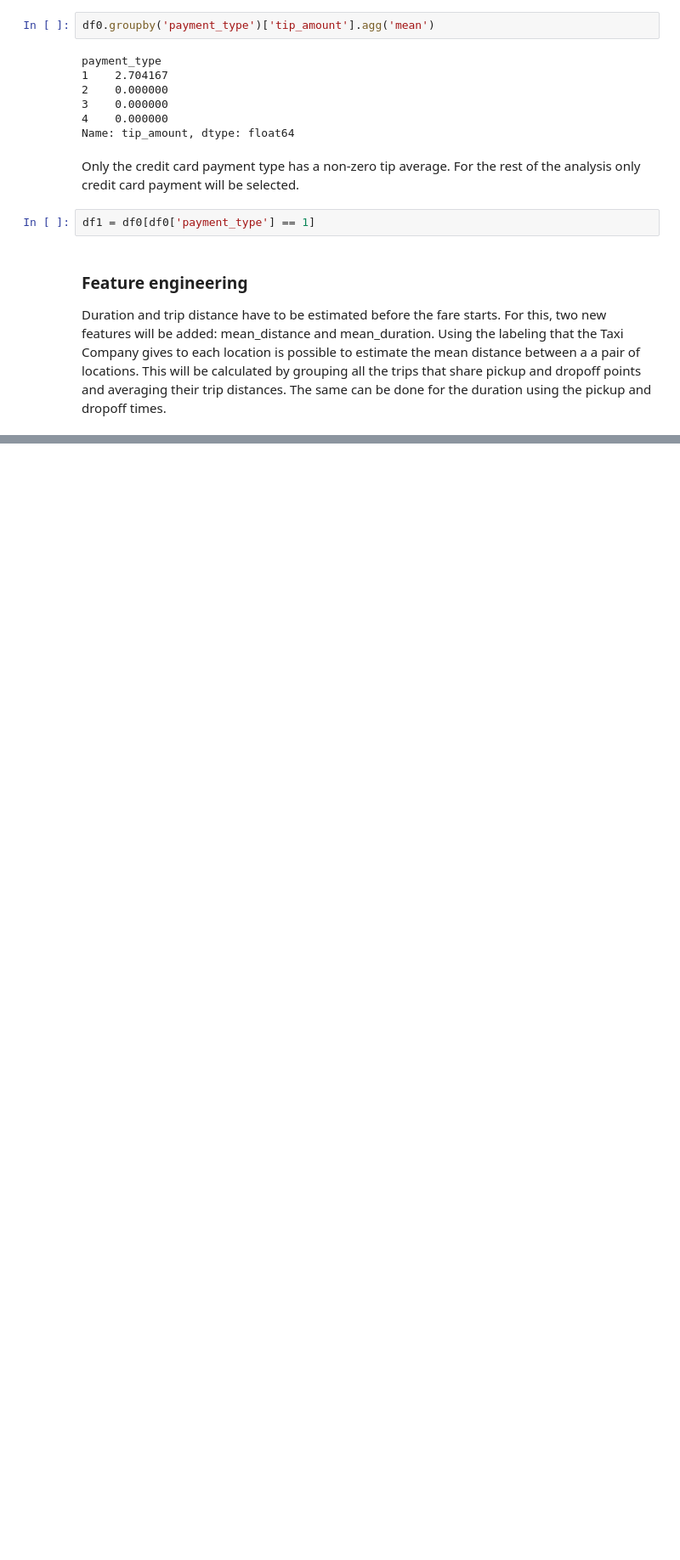
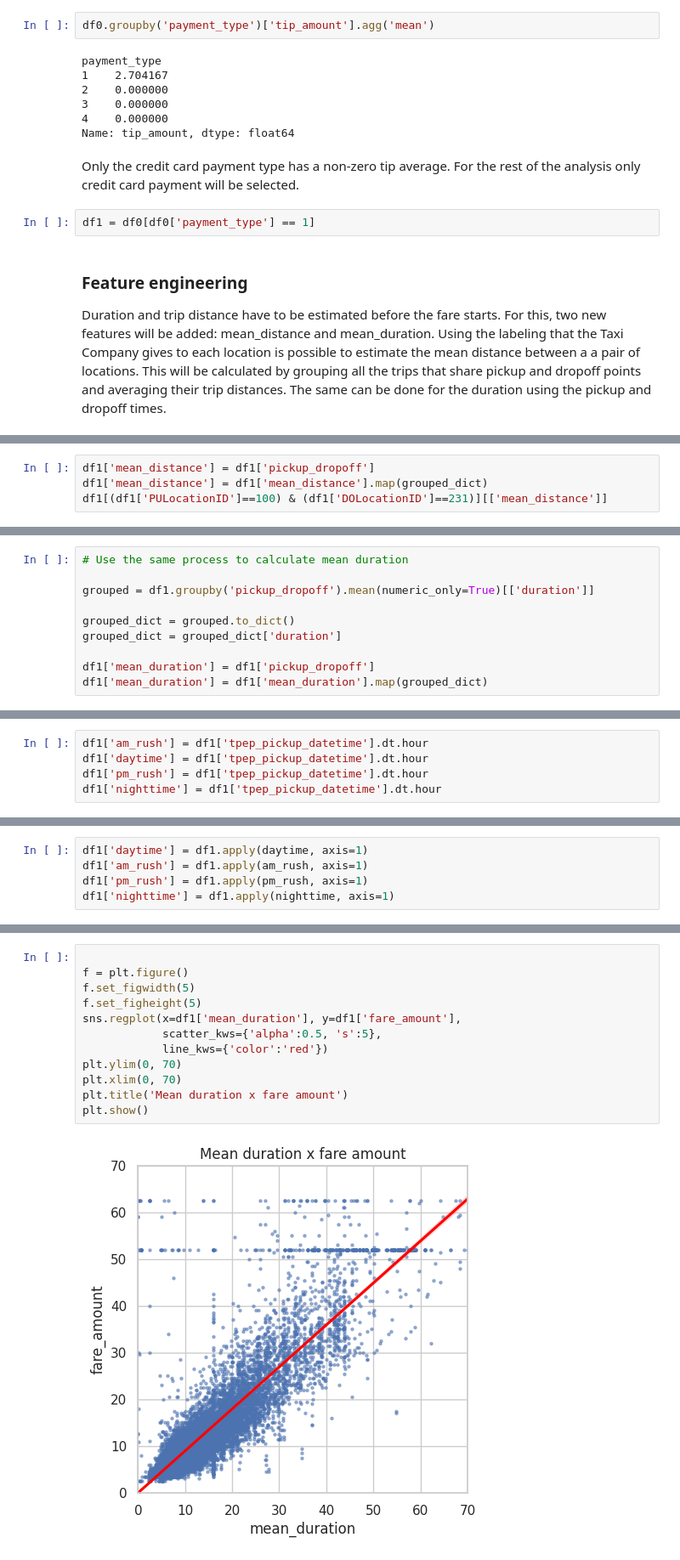
Before and after one commit to jiug/ML-model-to-predict-generous-customers, a Jupyter notebook: ML model to predict generous customers.ipynb, the cells around one changed output, grey strips where cells are left out. Shown: that part at 85% size. Cells and saved outputs as stored; diff of their text form; blank space fills up the shorter version.

```diff
--- a/ML model to predict generous customers.ipynb
+++ b/ML model to predict generous customers.ipynb
@@ -205,0 +229,4 @@ Duration and trip distance have to be estimated before the fare starts. For this
+# %%
+df1['mean_distance'] = df1['pickup_dropoff']
+df1['mean_distance'] = df1['mean_distance'].map(grouped_dict)
+df1[(df1['PULocationID']==100) & (df1['DOLocationID']==231)][['mean_distance']]
@@ -205,0 +249,10 @@ Duration and trip distance have to be estimated before the fare starts. For this
+# %%
+# Use the same process to calculate mean duration
+
+grouped = df1.groupby('pickup_dropoff').mean(numeric_only=True)[['duration']]
+
+grouped_dict = grouped.to_dict()
+grouped_dict = grouped_dict['duration']
+
+df1['mean_duration'] = df1['pickup_dropoff']
+df1['mean_duration'] = df1['mean_duration'].map(grouped_dict)
@@ -205,0 +272,5 @@ Duration and trip distance have to be estimated before the fare starts. For this
+# %%
+df1['am_rush'] = df1['tpep_pickup_datetime'].dt.hour
+df1['daytime'] = df1['tpep_pickup_datetime'].dt.hour
+df1['pm_rush'] = df1['tpep_pickup_datetime'].dt.hour
+df1['nighttime'] = df1['tpep_pickup_datetime'].dt.hour
@@ -205,0 +342,5 @@ Duration and trip distance have to be estimated before the fare starts. For this
+# %%
+df1['daytime'] = df1.apply(daytime, axis=1)
+df1['am_rush'] = df1.apply(am_rush, axis=1)
+df1['pm_rush'] = df1.apply(pm_rush, axis=1)
+df1['nighttime'] = df1.apply(nighttime, axis=1)
@@ -205,0 +372,14 @@ Duration and trip distance have to be estimated before the fare starts. For this
+# %%
+
+f = plt.figure()
+f.set_figwidth(5)
+f.set_figheight(5)
+sns.regplot(x=df1['mean_duration'], y=df1['fare_amount'],
+            scatter_kws={'alpha':0.5, 's':5},
+            line_kws={'color':'red'})
+plt.ylim(0, 70)
+plt.xlim(0, 70)
+plt.title('Mean duration x fare amount')
+plt.show()
+# %% [output]
+[figure, added]
```
Also changed, not shown: parts of 28 cells of this notebook.
